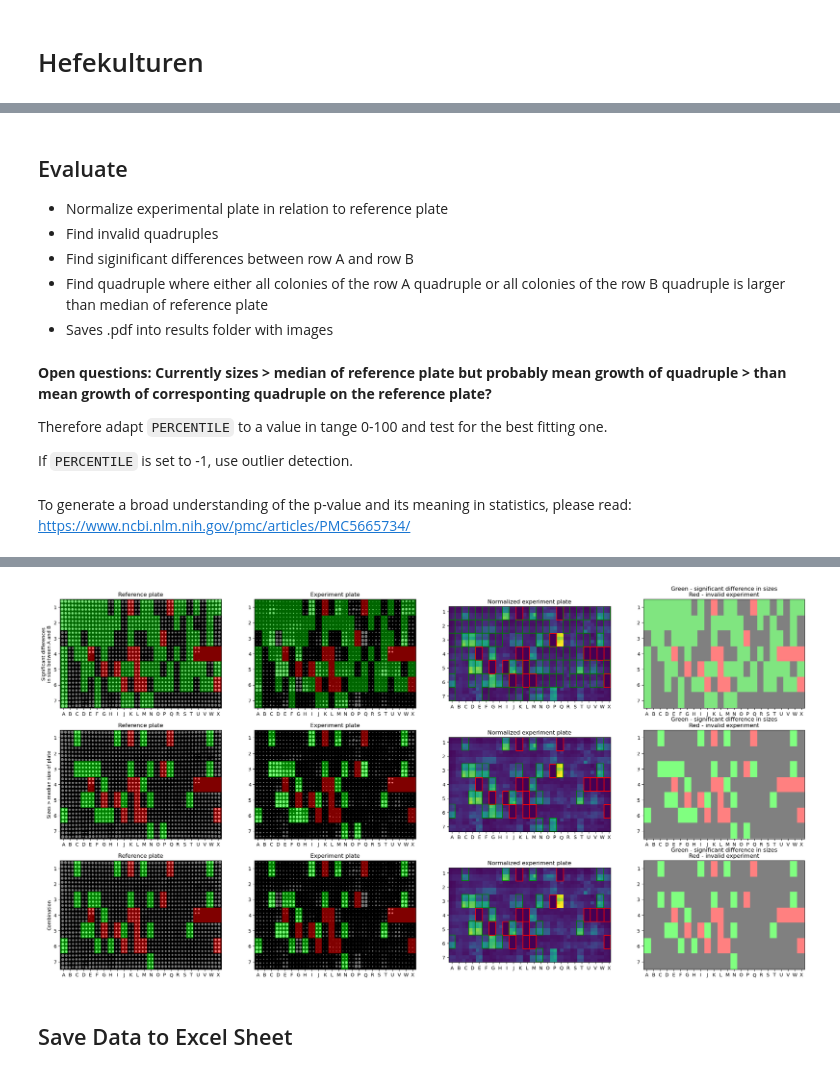
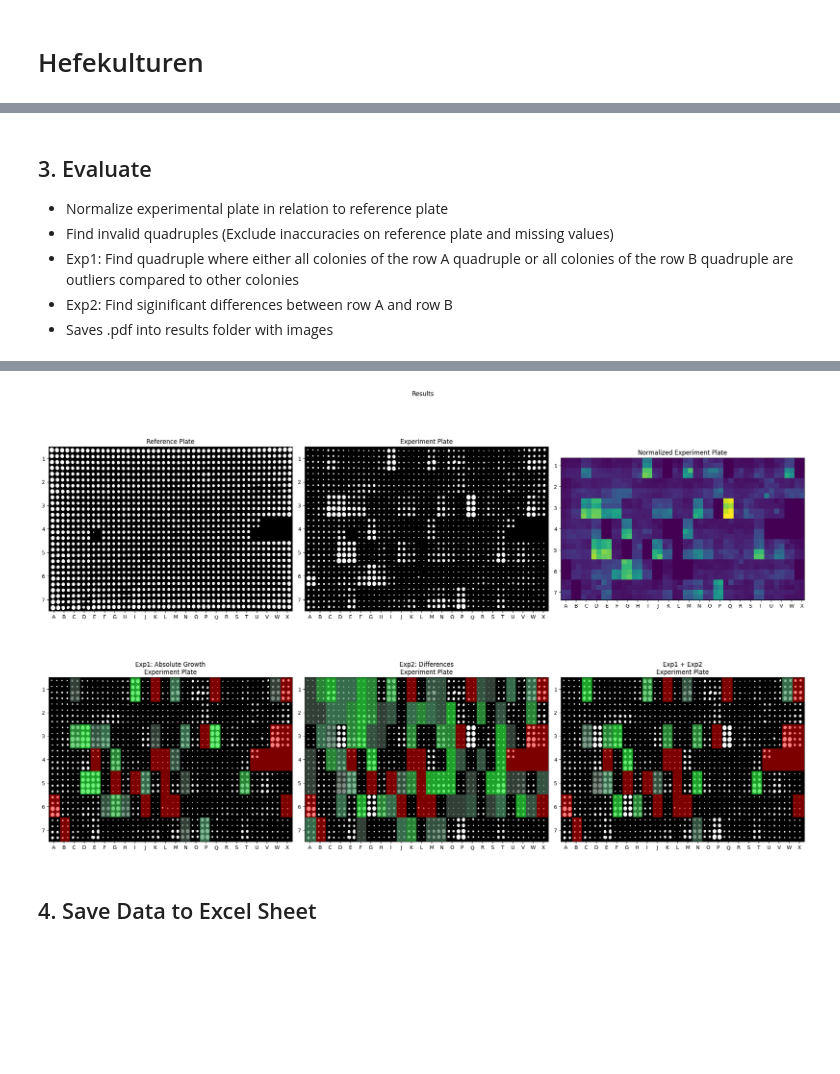
Before and after one commit to HannahKniesel/Hefekulturen, a Jupyter notebook: Hefekulturen.ipynb, the cells around one changed output, grey strips where cells are left out. Drawn from its saved outputs; the diff is of its cells as text; code cells hidden in the pictures; blank space fills up the shorter version.

Commit message:
add layouts + add invalid reference plate + change result visualization

```diff
--- a/Hefekulturen.ipynb
+++ b/Hefekulturen.ipynb
@@ -31,7 +20,7 @@ Please edit the path to the reference plate (`path_to_reference_plate`) and expe
 
 **Attention** Please make sure that the images are cropped, in such way that only the yeast colonies are visible.
 # %%
-path_to_reference_plate = r"C:\Users\Hannah\Documents\Hefekulturen\Daten\Data_May_2023\Spa2/C_Gen_D3.JPG" #r"./Data\36_MPA_ref_d3.JPG" #
-path_to_experiment_plate = r"C:\Users\Hannah\Documents\Hefekulturen\Daten\Data_May_2023\Spa2/C_Cu50_D3.JPG" #r"./Data\36_MPA_Cu0_d3.JPG"  #
+path_to_reference_plate = r"/home/hansel/Data/Hefekulturen/Data_May_2023/Spa2/C_Gen_D3.JPG" #r"./Data\36_MPA_ref_d3.JPG" #
+path_to_experiment_plate = r"/home/hansel/Data/Hefekulturen/Data_May_2023/Spa2/C_Cu50_D3.JPG" #r"./Data\36_MPA_Cu0_d3.JPG"  #
 
 save_results_folder = r"./Results_May2023/Spa2/"
@@ -39,9 +52,13 @@ save_results_folder = r"./Results_May2023/Spa2/"
 if("A_" in Path(path_to_reference_plate).stem):
     x_expected = 48
     y_expected = 32
+    layout_names = load_layout('Plate_Layouts/MPA.csv')
+    # TODO load names
 elif("B_" in Path(path_to_reference_plate).stem):
     x_expected = 48
     y_expected = 32
+    layout_names = load_layout('Plate_Layouts/MPB.csv')
 elif("C_" in Path(path_to_reference_plate).stem):
     x_expected = 48
     y_expected = 28
+    layout_names = load_layout('Plate_Layouts/MPCD.csv')
@@ -108,15 +112,7 @@ Clipping input data to the valid range for imshow with RGB data ([0..1] for floa
 # %% [markdown]
-## Evaluate
+## 3. Evaluate
 - Normalize experimental plate in relation to reference plate
-- Find invalid quadruples
-- Find siginificant differences between row A and row B
-- Find quadruple where either all colonies of the row A quadruple or all colonies of the row B quadruple is larger than median of reference plate
+- Find invalid quadruples (Exclude inaccuracies on reference plate and missing values)
+- Exp1: Find quadruple where either all colonies of the row A quadruple or all colonies of the row B quadruple are outliers compared to other colonies
+- Exp2: Find siginificant differences between row A and row B
 - Saves .pdf into results folder with images
-# %% [markdown]
-**Open questions: Currently sizes > median of reference plate but probably mean growth of quadruple > than mean growth of corresponting quadruple on the reference plate?**
-
-Therefore adapt `PERCENTILE` to a value in tange 0-100 and test for the best fitting one.
-
-If `PERCENTILE` is set to -1, use outlier detection.
-# %% [markdown]
-To generate a broad understanding of the p-value and its meaning in statistics, please read: https://www.ncbi.nlm.nih.gov/pmc/articles/PMC5665734/
@@ -125,3 +119,15 @@ PERCENTILE = -1
 # %%
-quadruples = evaluate(experiment_plate, reference_plate, sizes_experiment, sizes_reference, x_start, x_end, y_start, y_end, MIN_COLONY_SIZE, P_VALUE_NULLHYPOTHESIS, PERCENTILE, log_dir = save_results_folder+"Result_"+str(Path(path_to_experiment_plate).stem)+".pdf")
+quadruples, minimum_size = evaluate(experiment_plate,
+                      reference_plate,
+                      sizes_experiment,
+                      sizes_reference,
+                      x_start,
+                      x_end,
+                      y_start,
+                      y_end,
+                      layout_names,
+                      MIN_COLONY_SIZE,
+                      P_VALUE_NULLHYPOTHESIS,
+                      PERCENTILE,
+                      log_dir = save_results_folder+"Result_"+str(Path(path_to_experiment_plate).stem)+".pdf")
 # %% [output]
@@ -128,4 +151,4 @@ quadruples = evaluate(experiment_plate, reference_plate, sizes_experiment, sizes
-[figure, old version]
+[figure, new version]
 # %% [markdown]
-## Save Data to Excel Sheet
+## 4. Save Data to Excel Sheet
 # %%
```
Also changed, not shown: parts of 23 cells of this notebook, 8 other files.
